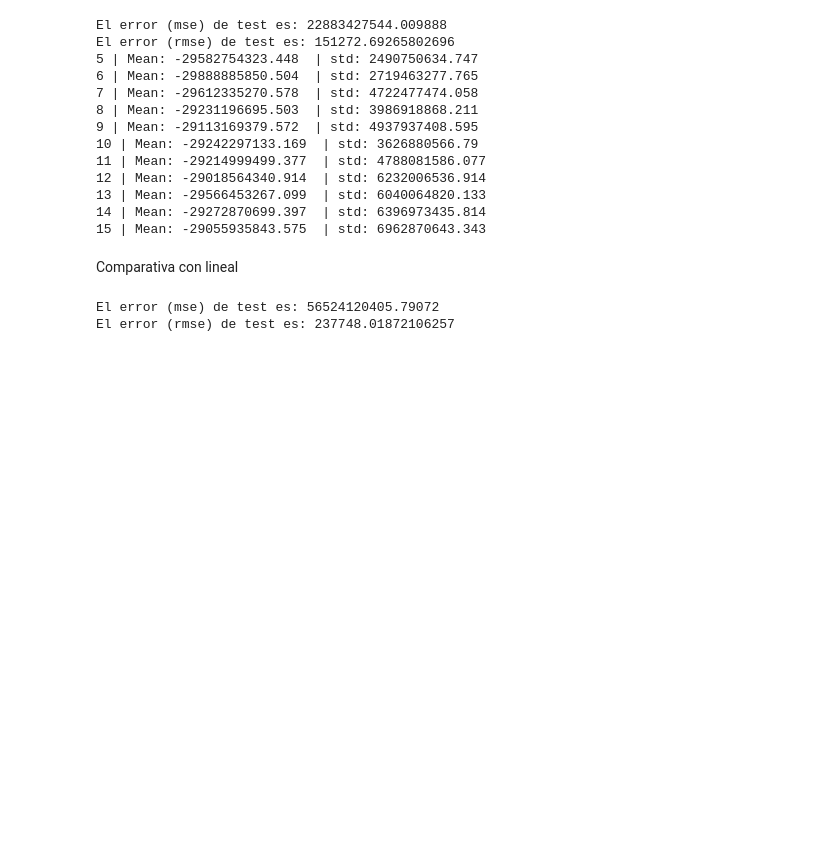
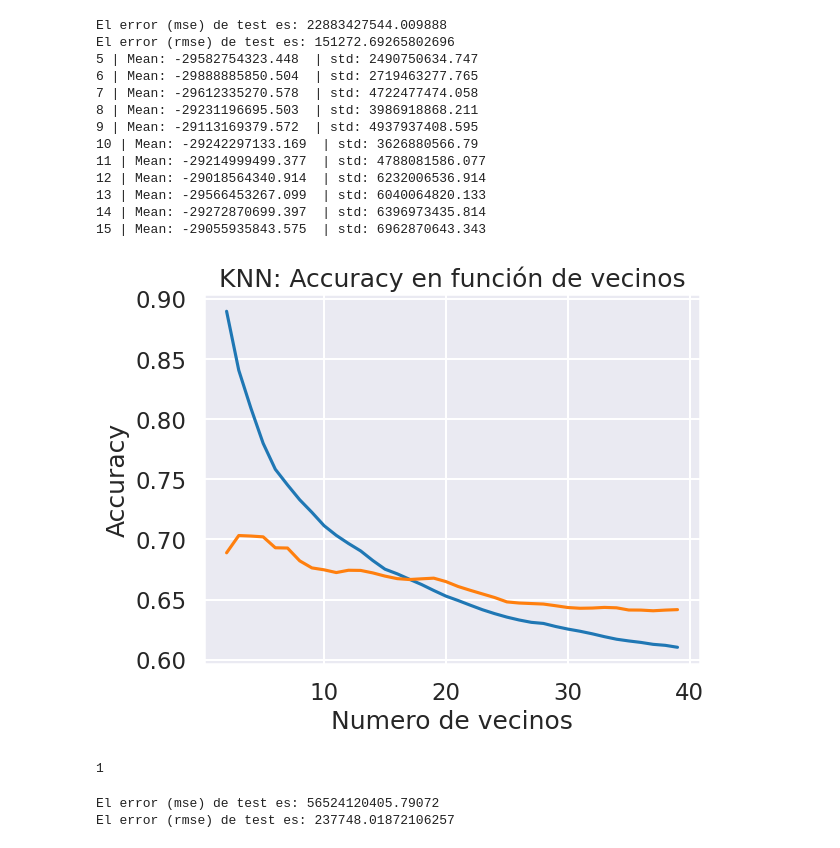
Before and after one commit to sttesta3/7506R-1C2024-GRUPO08, a Jupyter notebook: Regresion.ipynb, the cells around one changed output. Drawn from its saved outputs; the diff is of its cells as text; code cells hidden in the pictures; blank space fills up the shorter version.

```diff
--- a/Regresion.ipynb
+++ b/Regresion.ipynb
@@ -169,8 +171,56 @@ El error (rmse) de test es: 151272.69265802696
 13 | Mean: -29566453267.099  | std: 6040064820.133
 14 | Mean: -29272870699.397  | std: 6396973435.814
 15 | Mean: -29055935843.575  | std: 6962870643.343
-# %% [markdown]
-Comparativa con lineal
+# %%
+# Encontrando la mejor cantidad de vecinos con minkowski p=2
+def vecinos_segun_hp_c_graf(pesos,algoritmo):
+  scores_entrenamiento = []
+  scores_test = []
+
+  vecinos = np.arange(2,40,1)
+  for vecino in vecinos:
+    knn_tuning = KNeighborsRegressor(n_neighbors=vecinos).fit(x_train_knn, y_train_knn)
+    scores_entrenamiento.append(knn_tuning.score(x_train_knn,y_train_knn))
+    scores_test.append(knn_tuning.score(x_test_knn,y_test_knn))
+
+  plt.plot(vecinos, scores_entrenamiento, label="Entrenamiento Accuracy")
+  plt.plot(vecinos, scores_test, label="Test Accuracy")
+  plt.xlabel("Numero de vecinos")
+  plt.ylabel("Accuracy")
+  plt.title("KNN: Accuracy en función de vecinos")
+  plt.show()
+
+  print("Cantidad de vecinos optima:", scores_test.index(max(scores_test)) + 2,max(scores_test), "Score entrenamiento: ", scores_entrenamiento[scores_test.index(max(scores_test))])
+# %% [output]
+[figure, added]
+# %%
+# Encontrando la mejor cantidad de vecinos con minkowski p=2
+def vecinos_segun_hp(pesos,algoritmo,potencia,tamaño_hoja):
+  scores_entrenamiento = []
+  scores_test = []
+
+  vecinos = np.arange(2,40,1)
+  for cant_vecino in vecinos:
+    knn_tuning = KNeighborsRegressor(n_neighbors=cant_vecino,weights=pesos,algorithm=algoritmo,p=potencia).fit(x_train_knn, y_train_knn)
+    scores_entrenamiento.append(knn_tuning.score(x_train_knn,y_train_knn))
+    scores_test.append(knn_tuning.score(x_test_knn,y_test_knn))
+
+  print("Cantidad de vecinos optima:", scores_test.index(max(scores_test)) + 2,max(scores_test), "Score entrenamiento: ", scores_entrenamiento[scores_test.index(max(scores_test))])
+
+for potencia in range(1,6):
+  print(potencia)
+  vecinos_segun_hp("uniform","brute",potencia,30)
+  vecinos_segun_hp("distance","brute",potencia,30)
+
+  print("Algoritmos de arbol")
+  for i in range(1,6):
+    print("Tamaño de hoja",10*i)
+    vecinos_segun_hp("uniform","kd_tree",potencia,10*i)
+    vecinos_segun_hp("distance","kd_tree",potencia,10*i)
+    vecinos_segun_hp("uniform","ball_tree",potencia,10*i)
+    vecinos_segun_hp("distance","ball_tree",potencia,10*i)
+# %% [output]
+1
 # %%
 lr_model = LinearRegression().fit(x_train_knn, y_train_knn)
 y_pred_lr = lr_model.predict(x_test_knn)
```
Also changed, not shown: parts of 1 cell of this notebook.
